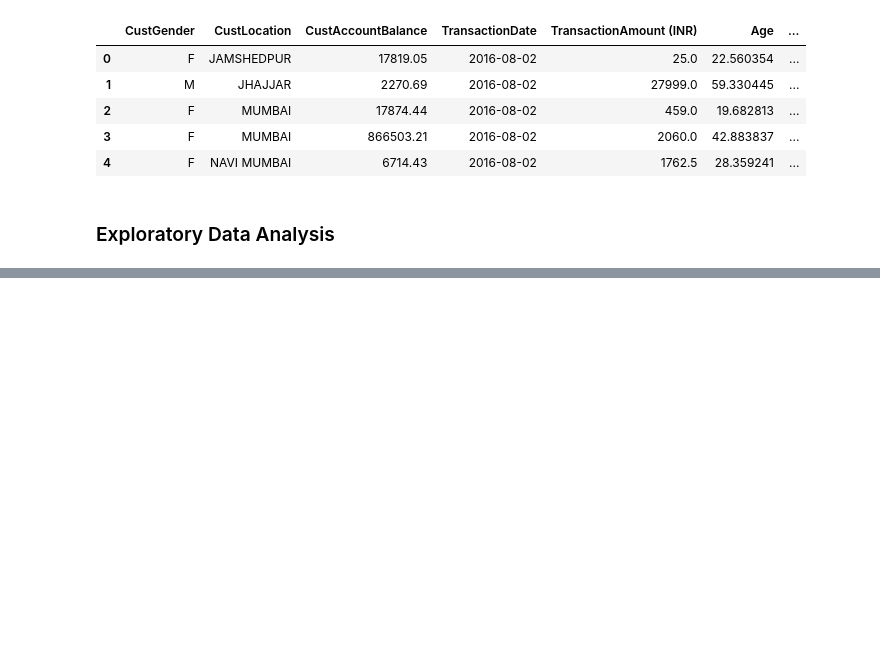
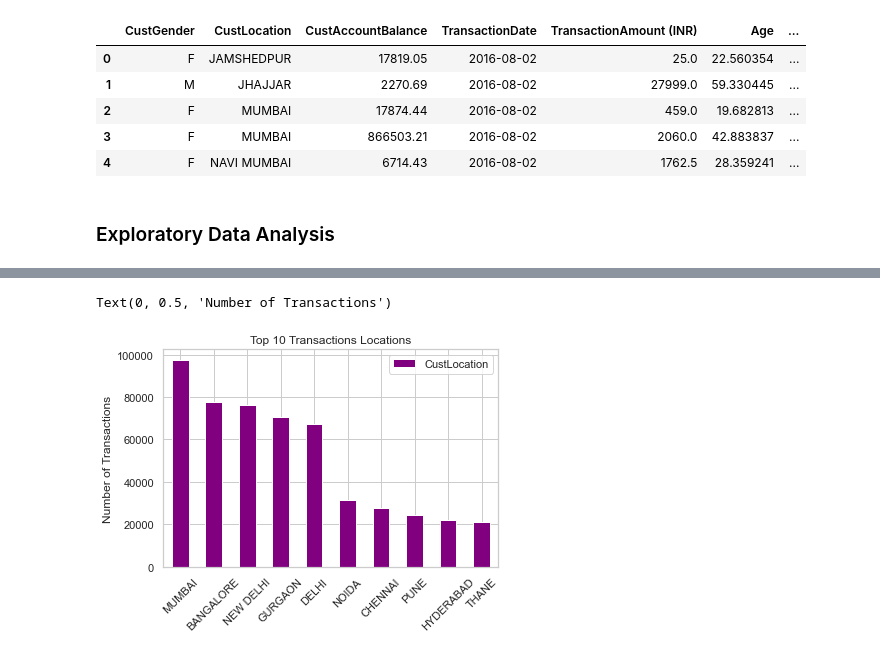
Before and after one commit to kbrannon95/Customer-segmentation, a Jupyter notebook: Bank_customer_segmentation.ipynb, the cells around one changed output, grey strips where cells are left out. Saved outputs shown, nothing was run; the diff lists cells and outputs as text; code cells hidden in the pictures; blank space fills up the shorter version.

```diff
--- a/Bank_customer_segmentation.ipynb
+++ b/Bank_customer_segmentation.ipynb
@@ -238,0 +265,9 @@ df2.head()
+# %%
+#visualize the distribution of transaction locations
+ax1 = df['CustLocation'].value_counts().to_frame().iloc[0:10].plot(kind = 'bar', color = 'purple')
+plt.xticks(rotation = 45)
+ax1.set_title('Top 10 Transactions Locations')
+ax1.set_ylabel('Number of Transactions')
+# %% [output]
+Text(0, 0.5, 'Number of Transactions')
+[figure, added]
```
Also changed, not shown: parts of 14 cells of this notebook.
